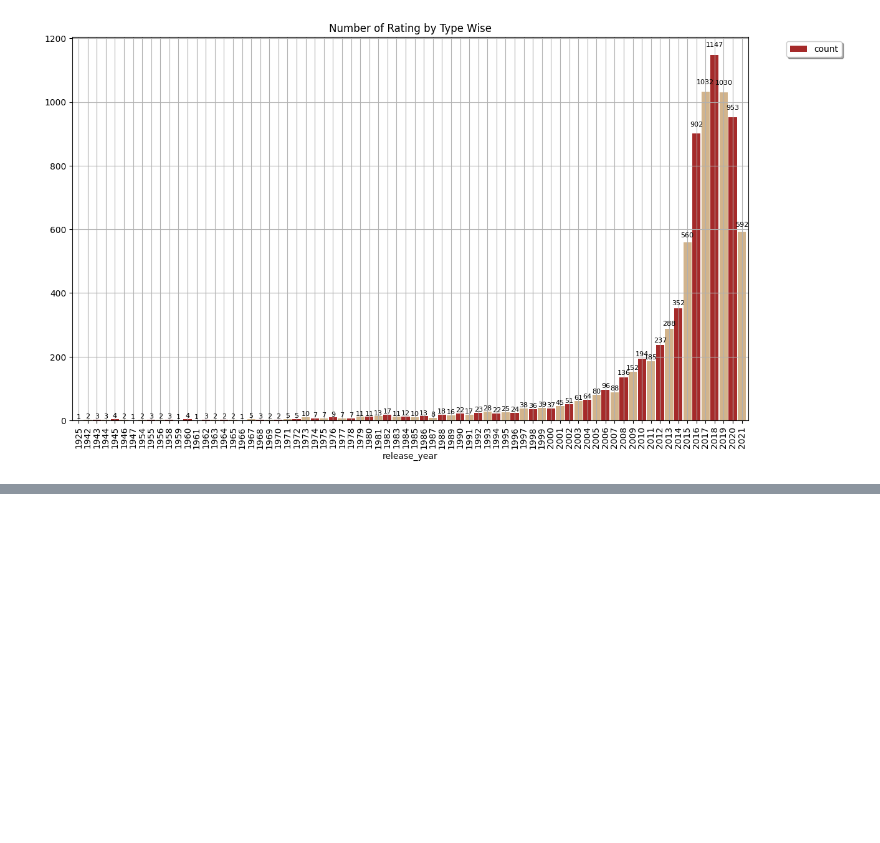
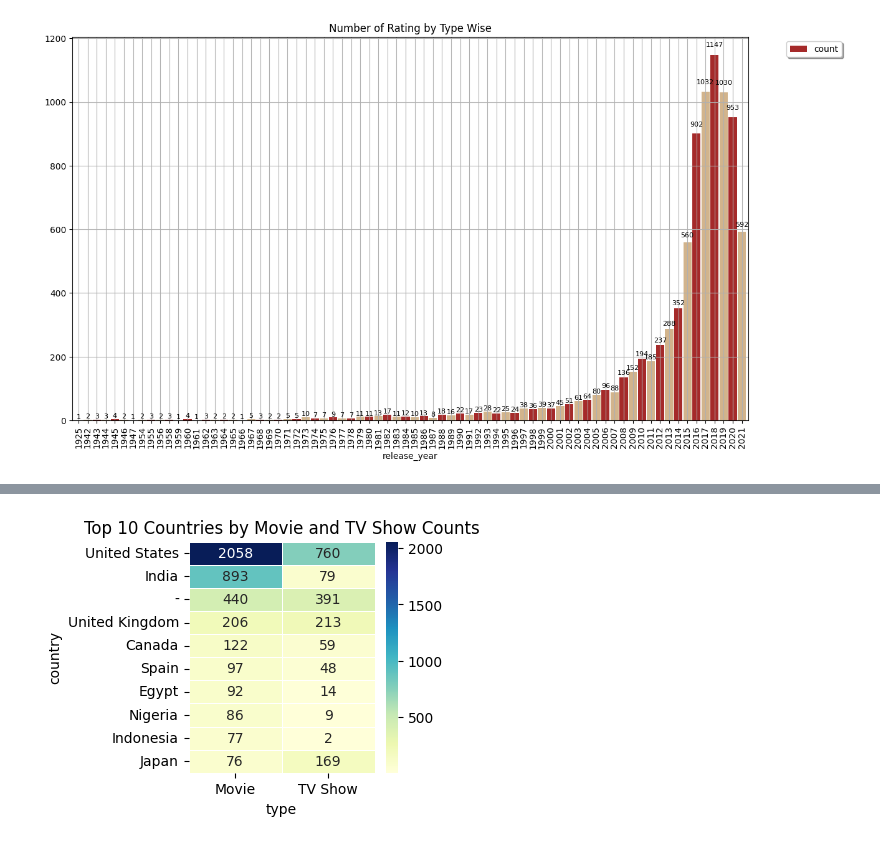
Before and after one commit to Udhay2898/Netflix_EDA, a Jupyter notebook: Nertflix_EDA.ipynb, the cells around one changed output, grey strips where cells are left out. Drawn from its saved outputs; the diff is of its cells as text; code cells hidden in the pictures; blank space fills up the shorter version.

```diff
--- a/Nertflix_EDA.ipynb
+++ b/Nertflix_EDA.ipynb
@@ -498,0 +505,8 @@ plt.show()
+# %%
+contr_10 = df.groupby(['type', 'country']).size().reset_index(name='count')
+
+contr_10 = contr_10.pivot_table(index = 'country',columns = 'type',values = 'count',fill_value = 0)
+
+contr_10 = contr_10.nlargest(10,['Movie','TV Show'])
+
+contr_10
@@ -498,0 +526,11 @@ plt.show()
+# %%
+# Convert all values to integers
+contr_10 = contr_10.astype(int)
+
+# Create a heatmap
+plt.figure(figsize=(3, 3))
+sns.heatmap(contr_10, annot=True, cmap='YlGnBu', fmt='d', linewidths=0.5)
+plt.title('Top 10 Countries by Movie and TV Show Counts')
+plt.show()
+# %% [output]
+[figure, added]
```
Also changed, not shown: parts of 12 cells of this notebook.
